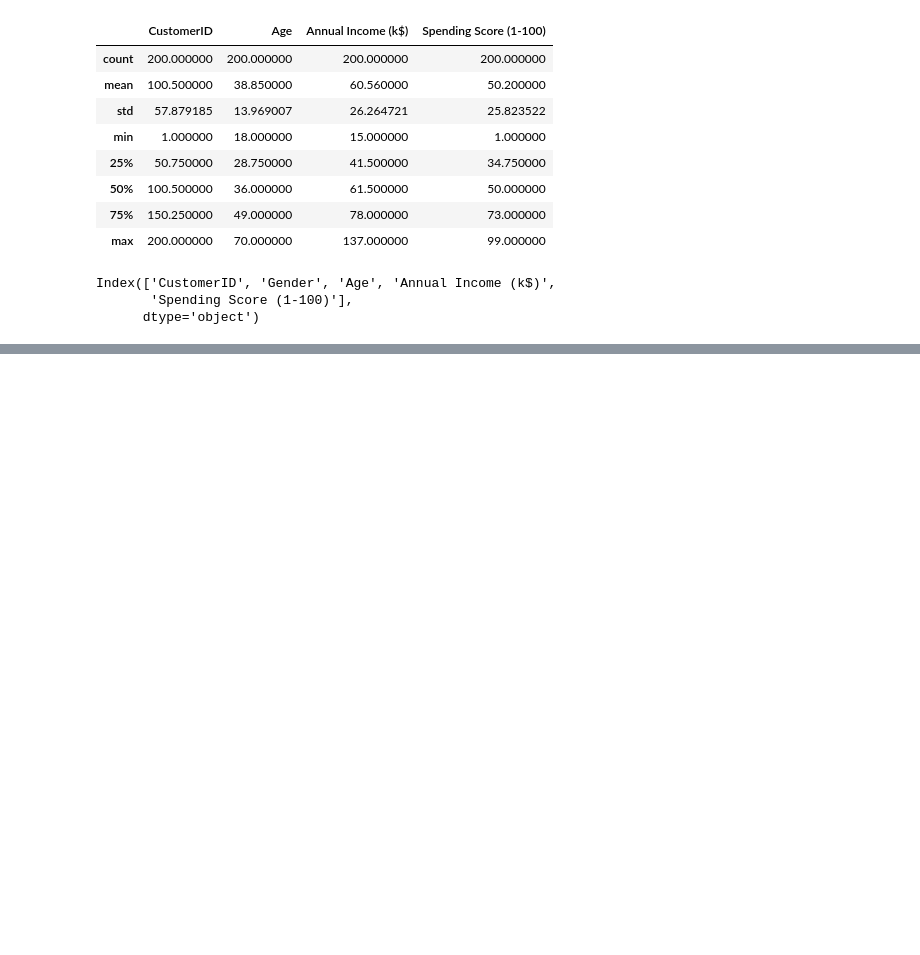
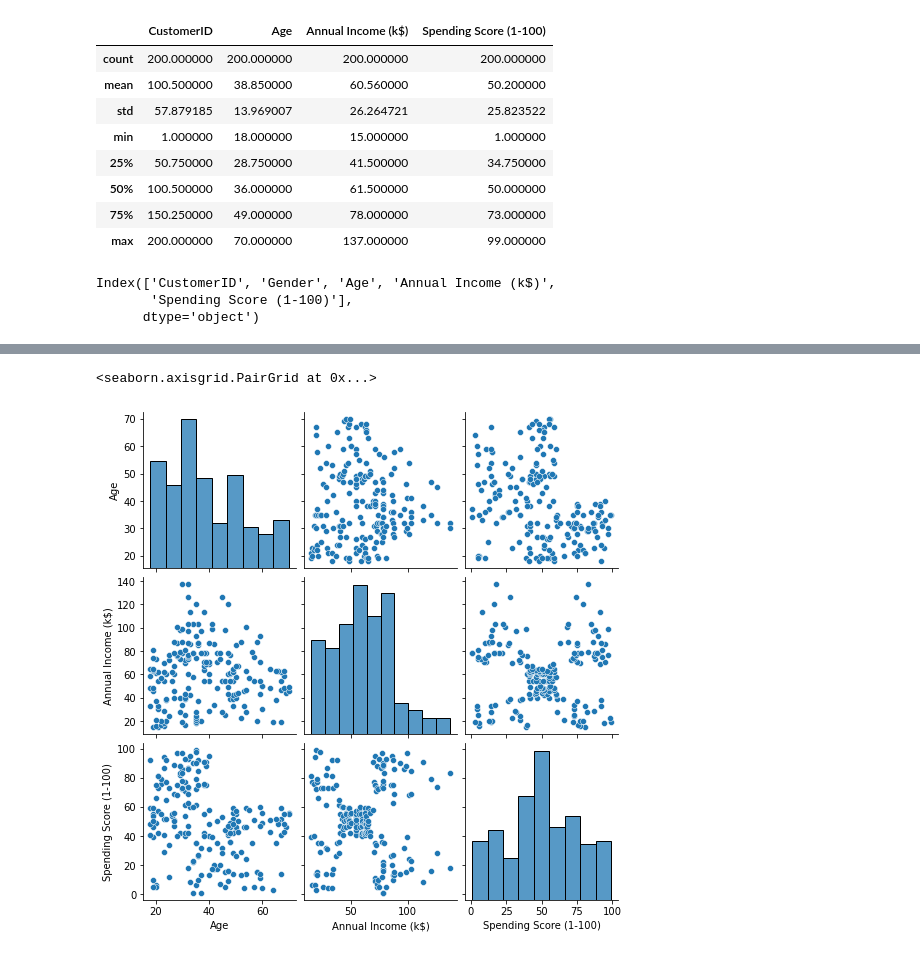
Before and after one commit to aritra741/Exploratory-Data-Analysis, a Jupyter notebook: Mall Customers.ipynb, the cells around one changed output, grey strips where cells are left out. Drawn from its saved outputs; the diff is of its cells as text; code cells hidden in the pictures; blank space fills up the shorter version.

```diff
--- a/Mall Customers.ipynb
+++ b/Mall Customers.ipynb
@@ -37,0 +77,5 @@ Index(['CustomerID', 'Gender', 'Age', 'Annual Income (k$)',
+# %%
+sns.pairplot(data)
+# %% [output]
+<seaborn.axisgrid.PairGrid at 0x...>
+[figure, added]
```
Also changed, not shown: parts of 9 cells of this notebook.
